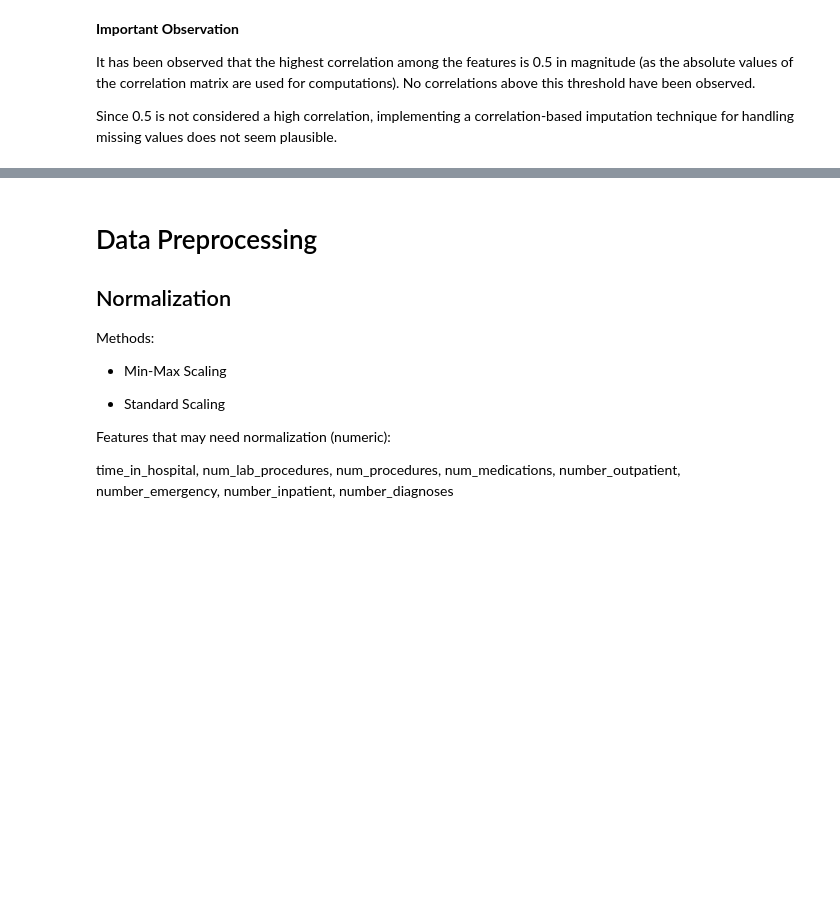
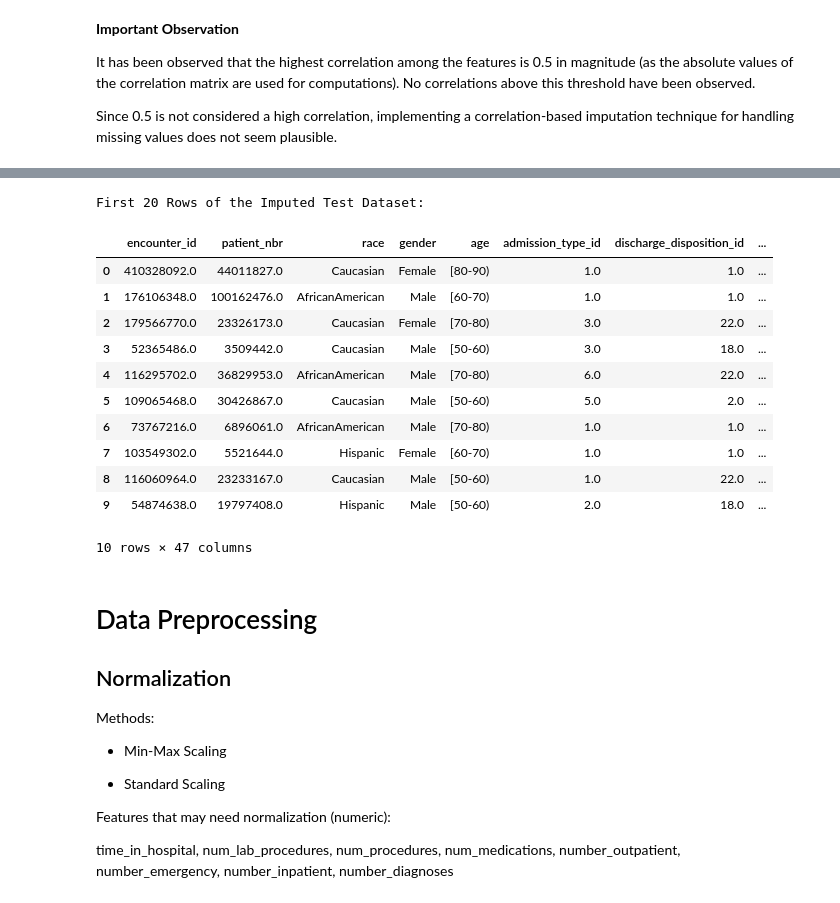
Before and after one commit to selinceydeli/ESL_Final_Project, a Jupyter notebook: effect_of_class_imbalance_code.ipynb, the cells around one changed output, grey strips where cells are left out. Cells and saved outputs as stored; diff of their text form; code cells hidden in the pictures; blank space fills up the shorter version.

```diff
--- a/effect_of_class_imbalance_code.ipynb
+++ b/effect_of_class_imbalance_code.ipynb
@@ -578,3 +602,20 @@ Total missing values in the dataset after imputation: 0
+# %%
+print("First 20 Rows of the Imputed Test Dataset:")
+test_data_impute.head(10)
+# %% [output]
+First 20 Rows of the Imputed Test Dataset:
+|  | encounter_id | patient_nbr | race | gender | age | admission_type_id | discharge_disposition_id | ... |
+| 0 | 410328092.0 | 44011827.0 | Caucasian | Female | [80-90) | 1.0 | 1.0 | ... |
+| 1 | 176106348.0 | 100162476.0 | AfricanAmerican | Male | [60-70) | 1.0 | 1.0 | ... |
+| 2 | 179566770.0 | 23326173.0 | Caucasian | Female | [70-80) | 3.0 | 22.0 | ... |
+| 3 | 52365486.0 | 3509442.0 | Caucasian | Male | [50-60) | 3.0 | 18.0 | ... |
+| 4 | 116295702.0 | 36829953.0 | AfricanAmerican | Male | [70-80) | 6.0 | 22.0 | ... |
+| 5 | 109065468.0 | 30426867.0 | Caucasian | Male | [50-60) | 5.0 | 2.0 | ... |
+| 6 | 73767216.0 | 6896061.0 | AfricanAmerican | Male | [70-80) | 1.0 | 1.0 | ... |
+| 7 | 103549302.0 | 5521644.0 | Hispanic | Female | [60-70) | 1.0 | 1.0 | ... |
+| 8 | 116060964.0 | 23233167.0 | Caucasian | Male | [50-60) | 1.0 | 22.0 | ... |
+| 9 | 54874638.0 | 19797408.0 | Hispanic | Male | [50-60) | 2.0 | 18.0 | ... |
+10 rows × 47 columns
 # %% [markdown]
 # Data Preprocessing
 
```
Also changed, not shown: parts of 22 cells of this notebook.
